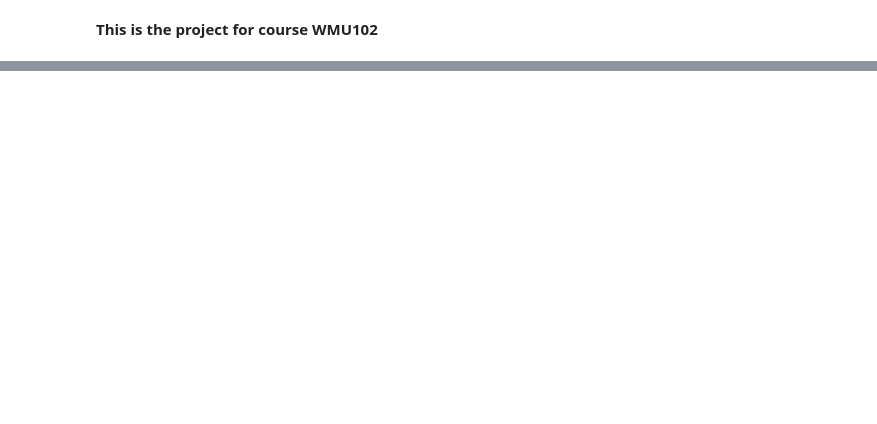
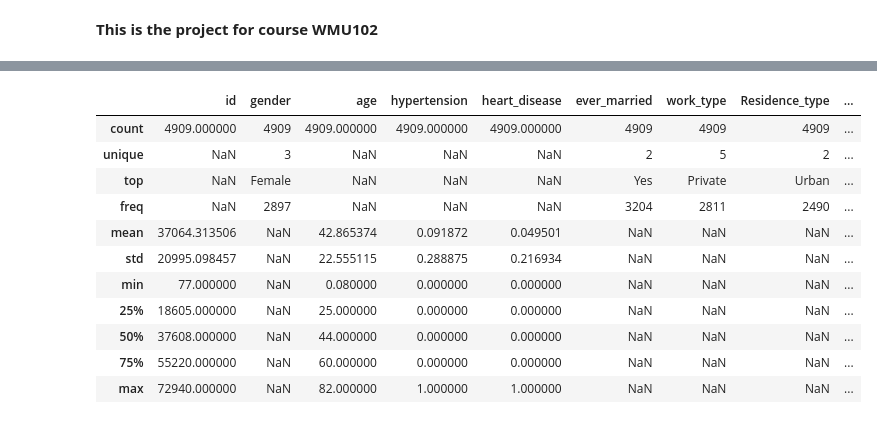
Before and after one commit to Aiman217/Aiman217, a Jupyter notebook: WMU102_Project.ipynb, the cells around one changed output, grey strips where cells are left out. Saved outputs shown, nothing was run; the diff lists cells and outputs as text; code cells hidden in the pictures; blank space fills up the shorter version.

```diff
--- a/WMU102_Project.ipynb
+++ b/WMU102_Project.ipynb
@@ -30,0 +87,15 @@ data
+# %%
+refine_df.describe(include='all')
+# %% [output]
+|  | id | gender | age | hypertension | heart_disease | ever_married | work_type | Residence_type | ... |
+| count | 4909.000000 | 4909 | 4909.000000 | 4909.000000 | 4909.000000 | 4909 | 4909 | 4909 | ... |
+| unique | NaN | 3 | NaN | NaN | NaN | 2 | 5 | 2 | ... |
+| top | NaN | Female | NaN | NaN | NaN | Yes | Private | Urban | ... |
+| freq | NaN | 2897 | NaN | NaN | NaN | 3204 | 2811 | 2490 | ... |
+| mean | 37064.313506 | NaN | 42.865374 | 0.091872 | 0.049501 | NaN | NaN | NaN | ... |
+| std | 20995.098457 | NaN | 22.555115 | 0.288875 | 0.216934 | NaN | NaN | NaN | ... |
+| min | 77.000000 | NaN | 0.080000 | 0.000000 | 0.000000 | NaN | NaN | NaN | ... |
+| 25% | 18605.000000 | NaN | 25.000000 | 0.000000 | 0.000000 | NaN | NaN | NaN | ... |
+| 50% | 37608.000000 | NaN | 44.000000 | 0.000000 | 0.000000 | NaN | NaN | NaN | ... |
+| 75% | 55220.000000 | NaN | 60.000000 | 0.000000 | 0.000000 | NaN | NaN | NaN | ... |
+| max | 72940.000000 | NaN | 82.000000 | 1.000000 | 1.000000 | NaN | NaN | NaN | ... |
```
Also changed, not shown: parts of 12 cells of this notebook.
